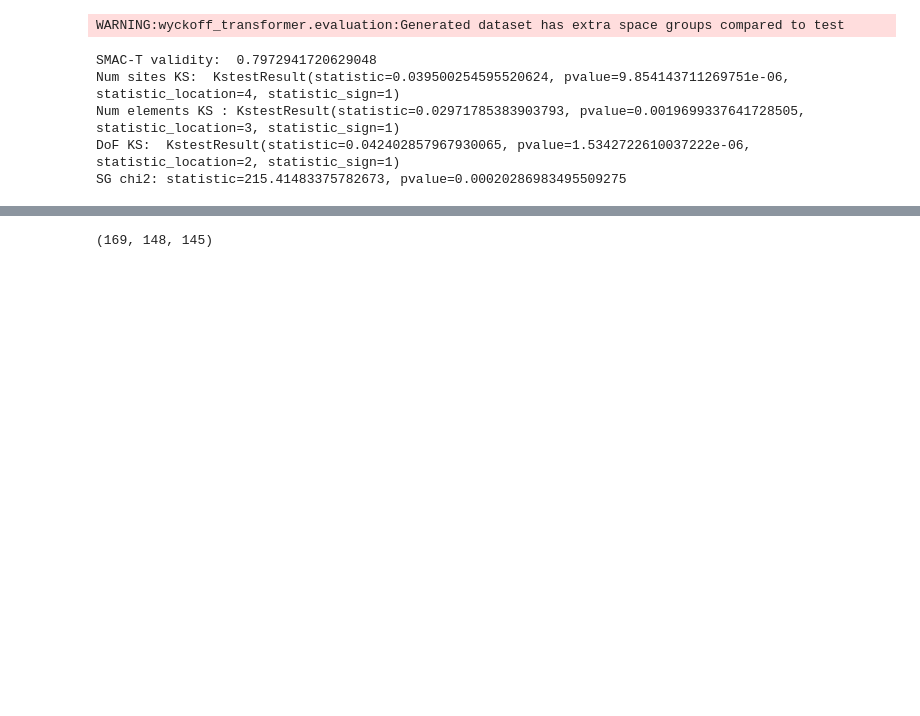
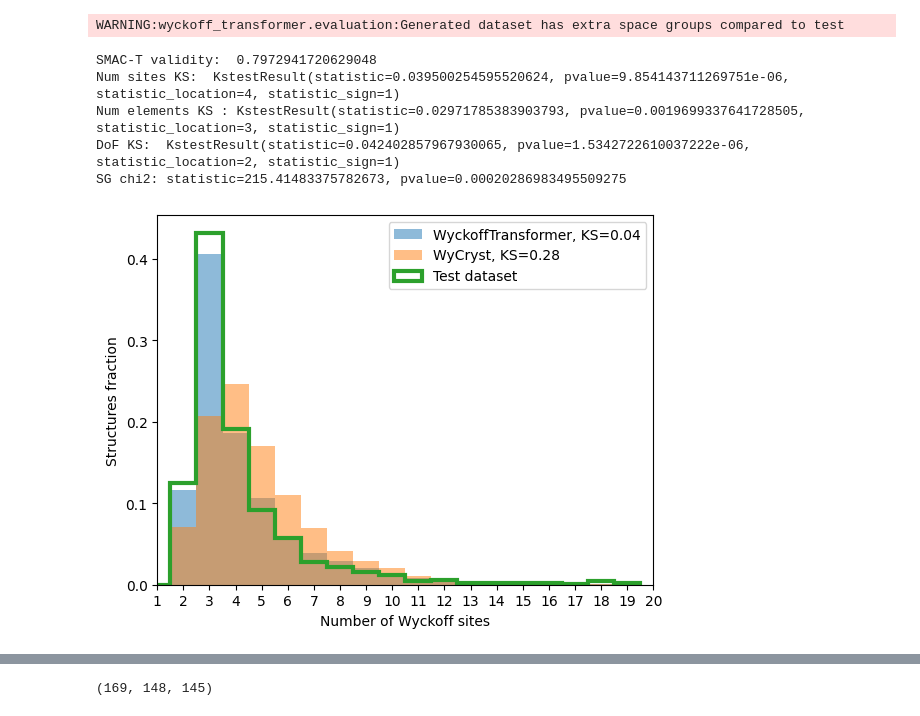
Before and after one commit to kedhip/WyckoffTransformer, a Jupyter notebook: WyCryst_vs_WyckoffTransformer.ipynb, the cells around one changed output, grey strips where cells are left out. Drawn from its saved outputs; the diff is of its cells as text; code cells hidden in the pictures; blank space fills up the shorter version.

```diff
--- a/WyCryst_vs_WyckoffTransformer.ipynb
+++ b/WyCryst_vs_WyckoffTransformer.ipynb
@@ -118,3 +118,21 @@ Num sites KS:  KstestResult(statistic=0.039500254595520624, pvalue=9.85414371126
 Num elements KS : KstestResult(statistic=0.02971785383903793, pvalue=0.0019699337641728505, statistic_location=3, statistic_sign=1)
 DoF KS:  KstestResult(statistic=0.042402857967930065, pvalue=1.5342722610037222e-06, statistic_location=2, statistic_sign=1)
 SG chi2: statistic=215.41483375782673, pvalue=0.00020286983495509275
+# %%
+import matplotlib.pyplot as plt
+fig, ax = plt.subplots()
+num_sites_wt_ks, num_sites_wt = novel_evaluator.get_num_sites_ks(novel_wyckoff_transformer, return_counts=True)
+num_sites_wc_ks, num_sites_wc = novel_evaluator.get_num_sites_ks(novel_wycryst, return_counts=True)
+num_sites_test = novel_evaluator.test_dataset['site_symmetries'].map(len)
+bins = list(range(1, 21))
+ax.hist(num_sites_wt, bins=bins, density=True, alpha=0.5, label=f"WyckoffTransformer, KS={num_sites_wt_ks.statistic:.2f}",
+    align='left', histtype='stepfilled')
+ax.hist(num_sites_wc, bins=bins, density=True, alpha=0.5, label=f"WyCryst, KS={num_sites_wc_ks.statistic:.2f}", align='left')
+ax.hist(num_sites_test, bins=bins, histtype='step', lw=3, density=True, label="Test dataset", align='left')
+ax.legend()
+ax.set_xlabel("Number of Wyckoff sites")
+ax.set_ylabel("Structures fraction")
+ax.set_xlim(1, 20)
+ax.set_xticks(bins);
+# %% [output]
+[figure, added]
```
Also changed, not shown: parts of 4 cells of this notebook, 7 other files.
